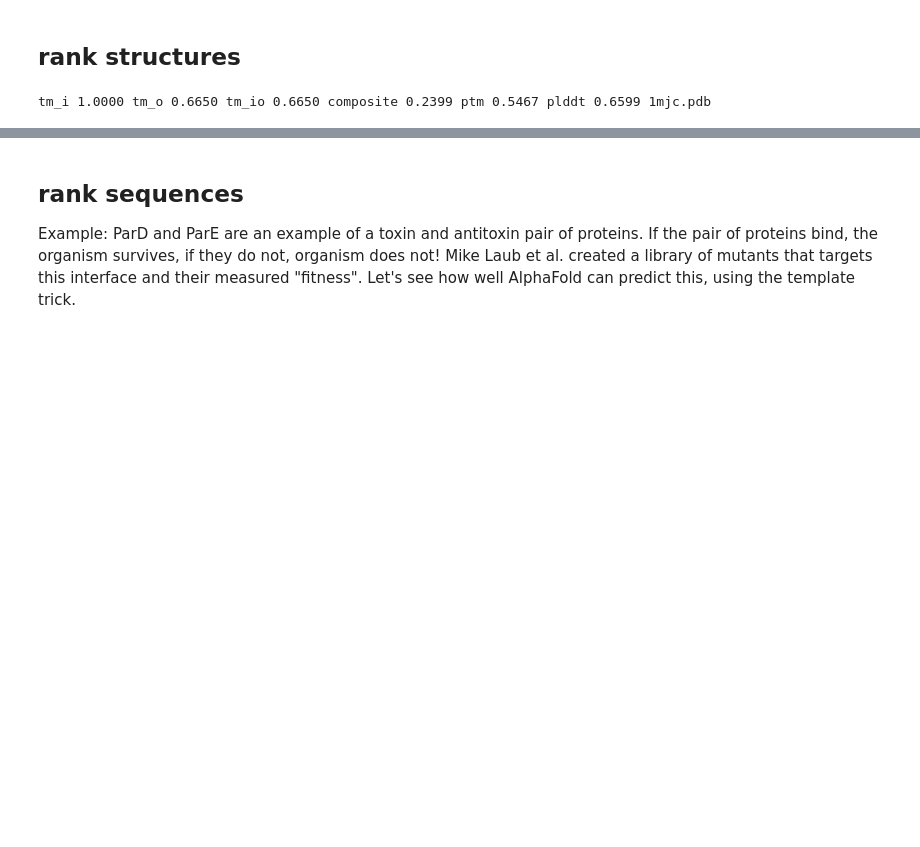
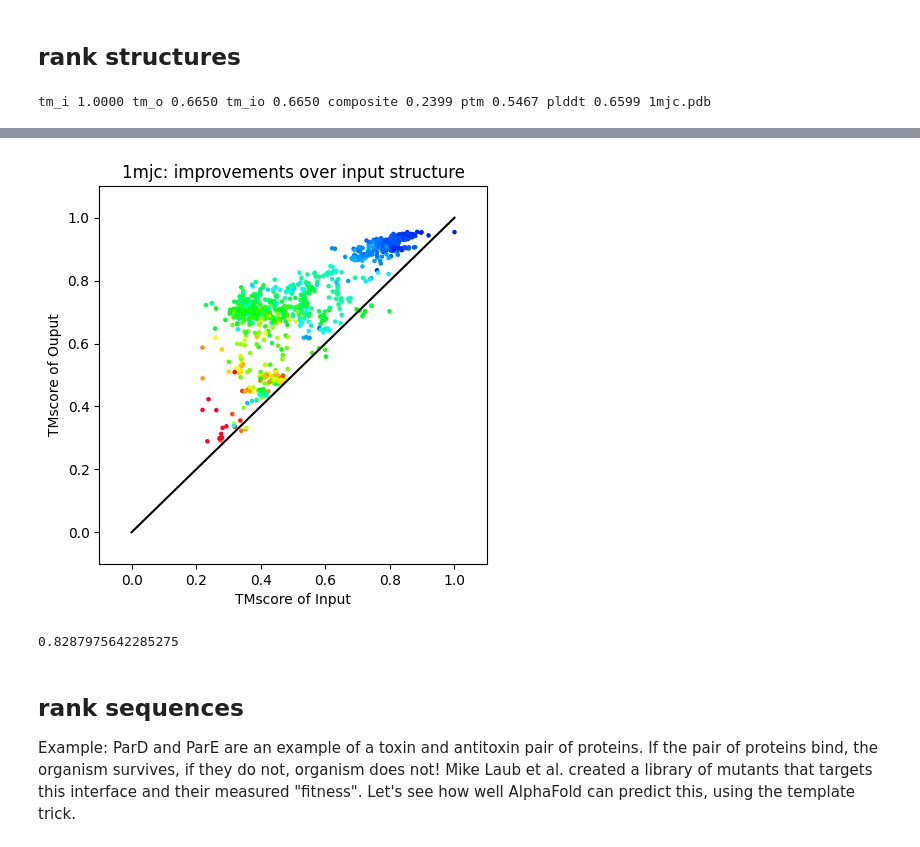
Before and after one commit to sokrypton/ColabDesign, a Jupyter notebook: af/examples/AF2Rank.ipynb, the cells around one changed output, grey strips where cells are left out. Cells and saved outputs as stored; diff of their text form; code cells hidden in the pictures; blank space fills up the shorter version.

```diff
--- a/af/examples/AF2Rank.ipynb
+++ b/af/examples/AF2Rank.ipynb
@@ -222,3 +221,9 @@ plt.show()
+# %%
+plot_me(SCORES, x="tm_i", y="tm_o", diag=True,
+        title=f"{NAME}: improvements over input structure")
+# %% [output]
+[figure, added]
+0.8287975642285275
 # %% [markdown]
 ## rank sequences
 Example: ParD and ParE are an example of a toxin and antitoxin pair of proteins. If the pair of proteins bind, the organism survives, if they do not, organism does not! Mike Laub et al. created a library of mutants that targets this interface and their measured "fitness". Let's see how well AlphaFold can predict this, using the template trick.
```
Also changed, not shown: parts of 10 cells of this notebook.
